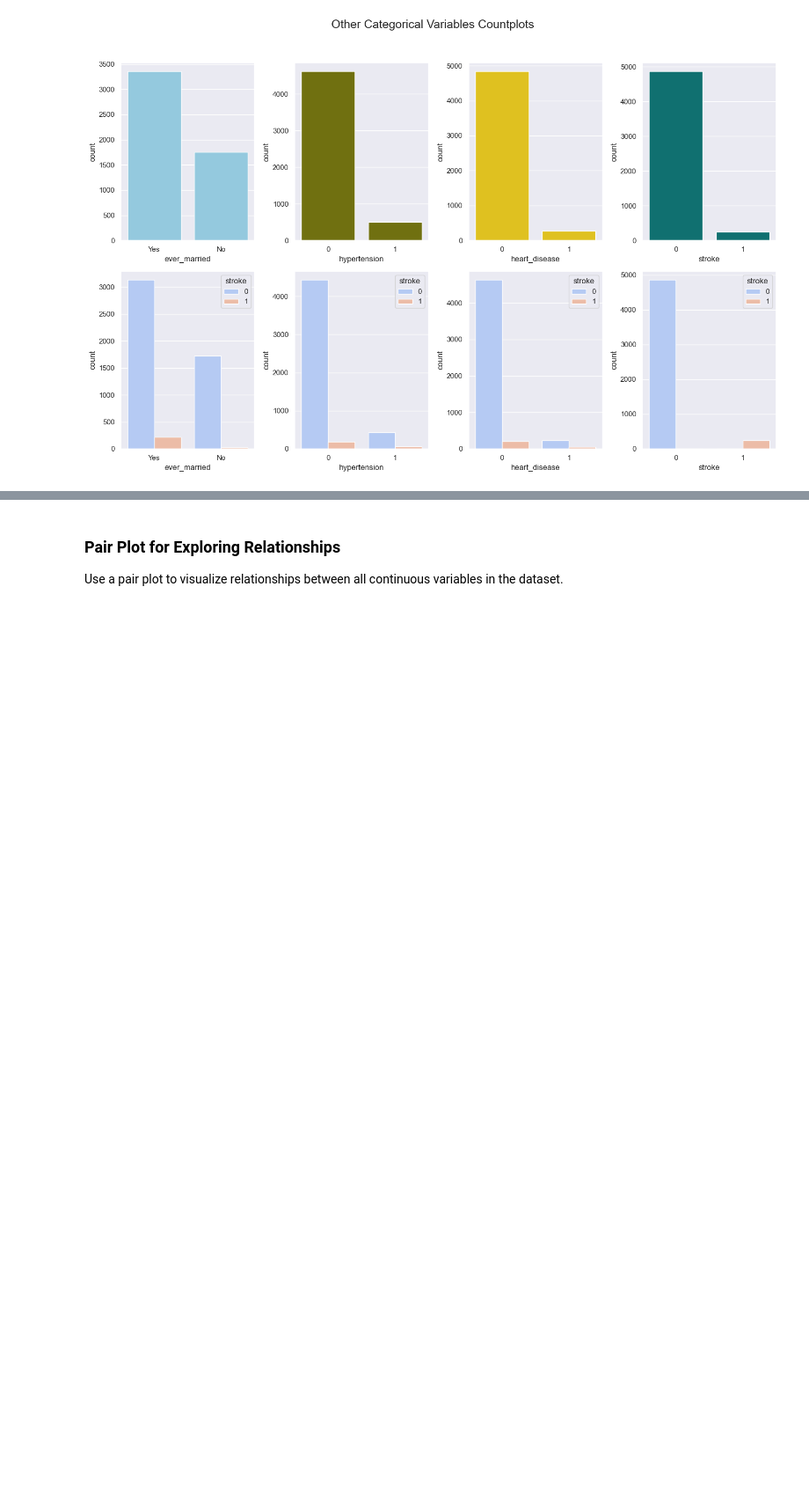
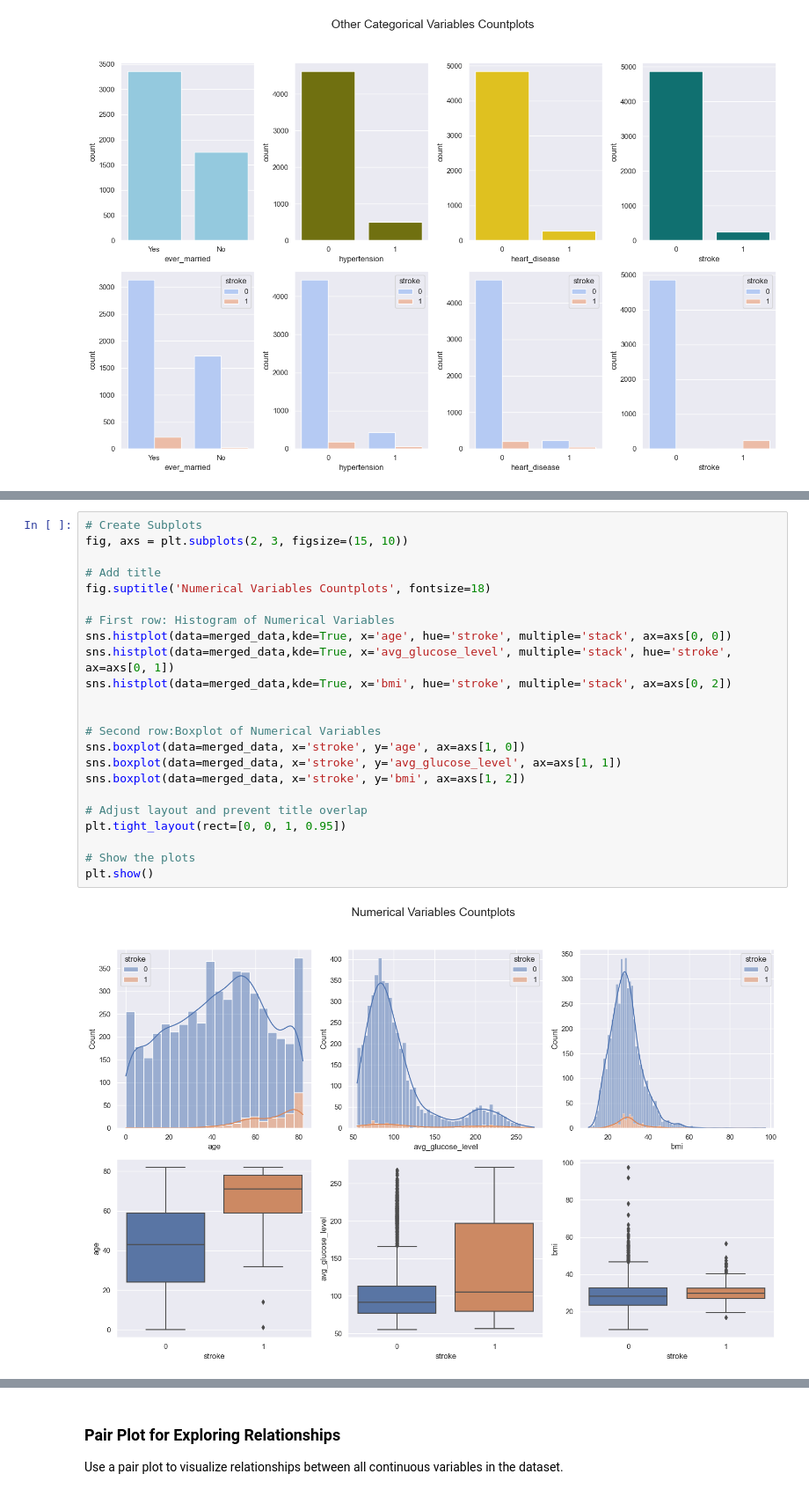
Before and after one commit to Gtalen/PFDA, a Jupyter notebook: pfda_project/stroke_prediction.ipynb, the cells around one changed output, grey strips where cells are left out. Shown at 88% size. Saved outputs shown, nothing was run; the diff lists cells and outputs as text; blank space fills up the shorter version.

```diff
--- a/pfda_project/stroke_prediction.ipynb
+++ b/pfda_project/stroke_prediction.ipynb
@@ -509 +538,26 @@ plt.show()
+# %%
+# Create Subplots
+fig, axs = plt.subplots(2, 3, figsize=(15, 10))
+
+# Add title
+fig.suptitle('Numerical Variables Countplots', fontsize=18)
+
+# First row: Histogram of Numerical Variables
+sns.histplot(data=merged_data,kde=True, x='age', hue='stroke', multiple='stack', ax=axs[0, 0])
+sns.histplot(data=merged_data,kde=True, x='avg_glucose_level', multiple='stack', hue='stroke', ax=axs[0, 1])
+sns.histplot(data=merged_data,kde=True, x='bmi', hue='stroke', multiple='stack', ax=axs[0, 2])
+
+
+# Second row:Boxplot of Numerical Variables
+sns.boxplot(data=merged_data, x='stroke', y='age', ax=axs[1, 0])
+sns.boxplot(data=merged_data, x='stroke', y='avg_glucose_level', ax=axs[1, 1])
+sns.boxplot(data=merged_data, x='stroke', y='bmi', ax=axs[1, 2])
+
+# Adjust layout and prevent title overlap
+plt.tight_layout(rect=[0, 0, 1, 0.95])
+
+# Show the plots
+plt.show()
+# %% [output]
+[figure, added]
 # %%
```
Also changed, not shown: parts of 27 cells of this notebook.
